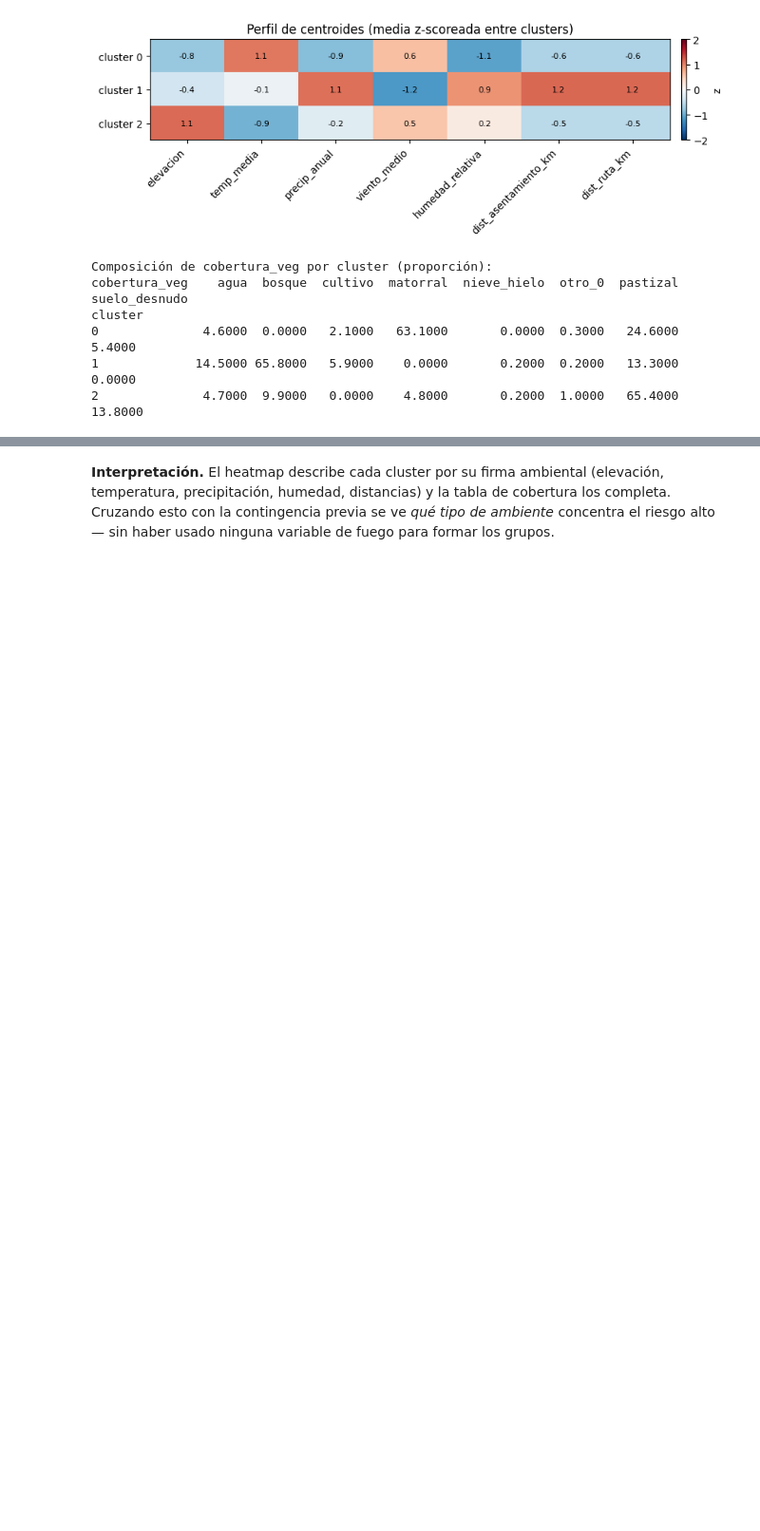
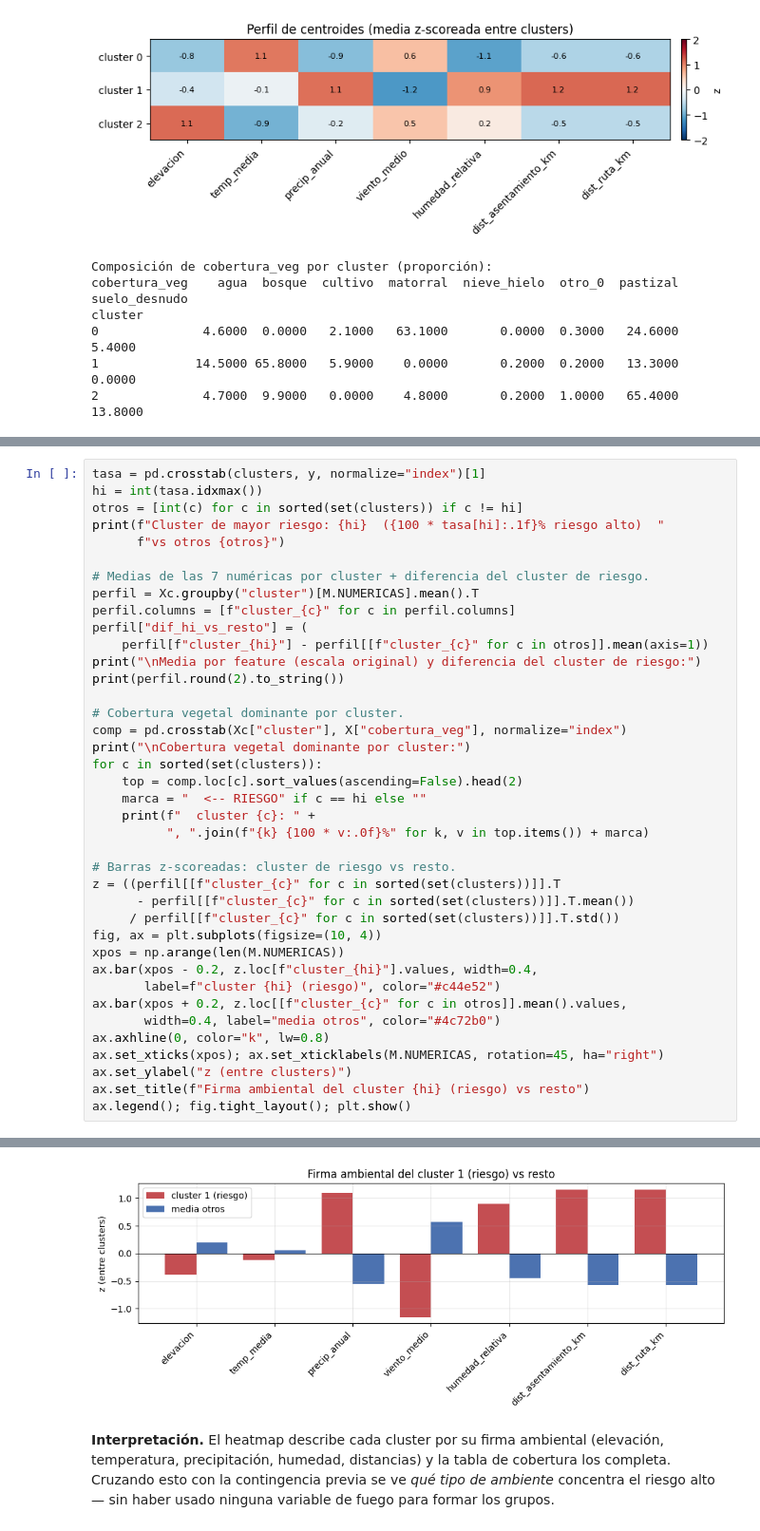
Before and after one commit to aformen9/PatagonIA, a Jupyter notebook: notebooks/08_clasificacion_tp3.ipynb, the cells around one changed output, grey strips where cells are left out. Shown at 95% size. Drawn from its saved outputs; the diff is of its cells as text; blank space fills up the shorter version.

```diff
--- a/notebooks/08_clasificacion_tp3.ipynb
+++ b/notebooks/08_clasificacion_tp3.ipynb
@@ -545,0 +584,40 @@ cluster
+# %%
+tasa = pd.crosstab(clusters, y, normalize="index")[1]
+hi = int(tasa.idxmax())
+otros = [int(c) for c in sorted(set(clusters)) if c != hi]
+print(f"Cluster de mayor riesgo: {hi}  ({100 * tasa[hi]:.1f}% riesgo alto)  "
+      f"vs otros {otros}")
+
+# Medias de las 7 numéricas por cluster + diferencia del cluster de riesgo.
+perfil = Xc.groupby("cluster")[M.NUMERICAS].mean().T
+perfil.columns = [f"cluster_{c}" for c in perfil.columns]
+perfil["dif_hi_vs_resto"] = (
+    perfil[f"cluster_{hi}"] - perfil[[f"cluster_{c}" for c in otros]].mean(axis=1))
+print("\nMedia por feature (escala original) y diferencia del cluster de riesgo:")
+print(perfil.round(2).to_string())
+
+# Cobertura vegetal dominante por cluster.
+comp = pd.crosstab(Xc["cluster"], X["cobertura_veg"], normalize="index")
+print("\nCobertura vegetal dominante por cluster:")
+for c in sorted(set(clusters)):
+    top = comp.loc[c].sort_values(ascending=False).head(2)
+    marca = "  <-- RIESGO" if c == hi else ""
+    print(f"  cluster {c}: " +
+          ", ".join(f"{k} {100 * v:.0f}%" for k, v in top.items()) + marca)
+
+# Barras z-scoreadas: cluster de riesgo vs resto.
+z = ((perfil[[f"cluster_{c}" for c in sorted(set(clusters))]].T
+      - perfil[[f"cluster_{c}" for c in sorted(set(clusters))]].T.mean())
+     / perfil[[f"cluster_{c}" for c in sorted(set(clusters))]].T.std())
+fig, ax = plt.subplots(figsize=(10, 4))
+xpos = np.arange(len(M.NUMERICAS))
+ax.bar(xpos - 0.2, z.loc[f"cluster_{hi}"].values, width=0.4,
+       label=f"cluster {hi} (riesgo)", color="#c44e52")
+ax.bar(xpos + 0.2, z.loc[[f"cluster_{c}" for c in otros]].mean().values,
+       width=0.4, label="media otros", color="#4c72b0")
+ax.axhline(0, color="k", lw=0.8)
+ax.set_xticks(xpos); ax.set_xticklabels(M.NUMERICAS, rotation=45, ha="right")
+ax.set_ylabel("z (entre clusters)")
+ax.set_title(f"Firma ambiental del cluster {hi} (riesgo) vs resto")
+ax.legend(); fig.tight_layout(); plt.show()
+# %% [output]
@@ -546,3 +640,4 @@ cluster
+[figure, added]
 # %% [markdown]
 **Interpretación.** El heatmap describe cada cluster por su firma ambiental
 (elevación, temperatura, precipitación, humedad, distancias) y la tabla de
```
Also changed, not shown: parts of 10 cells of this notebook.
